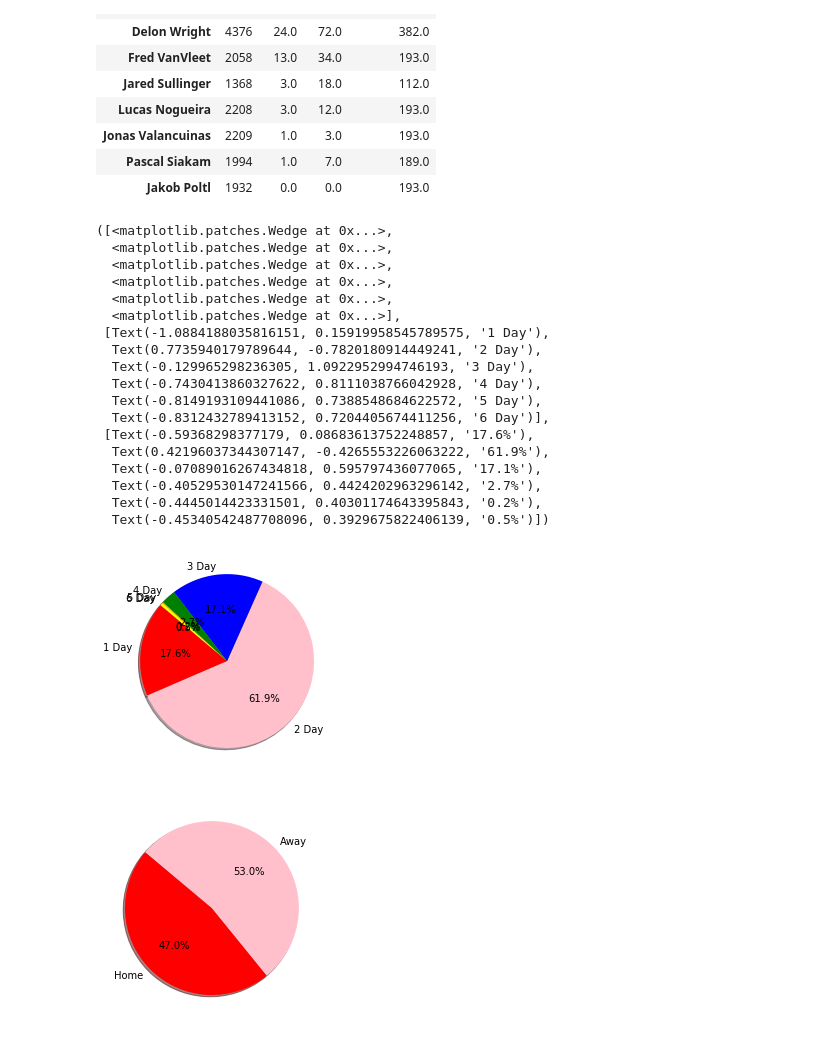
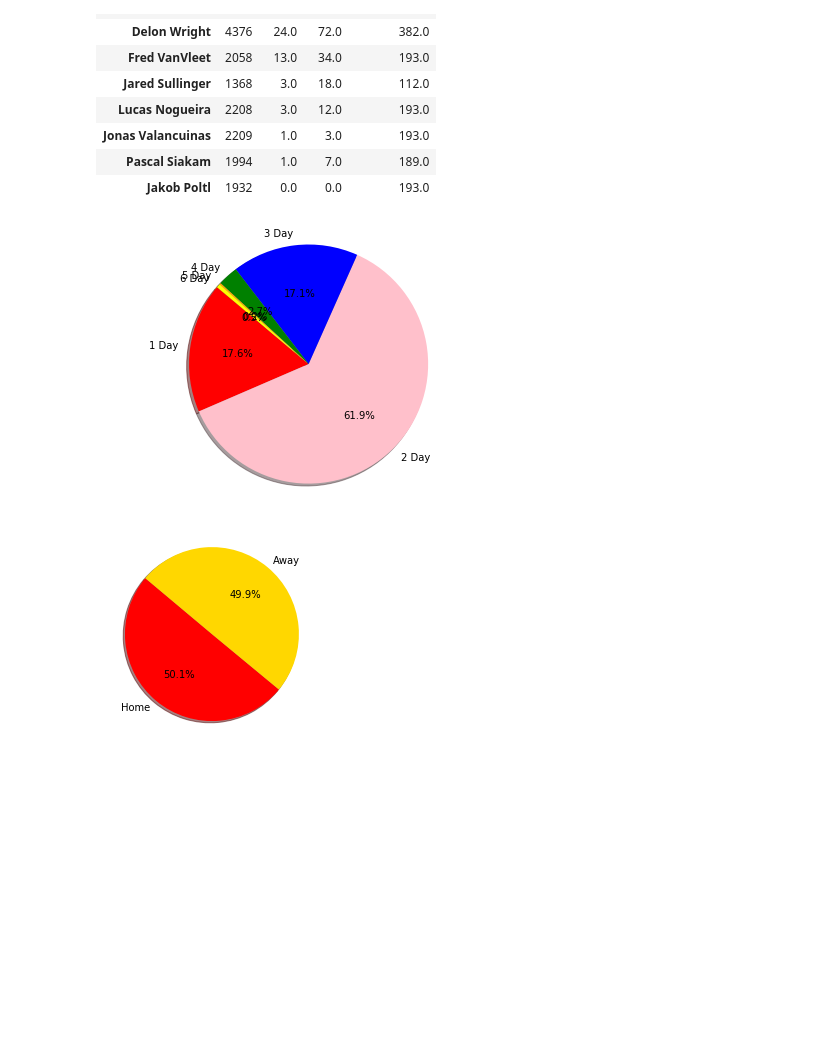
Before and after one commit to jferna73/project-one-, a Jupyter notebook: Dataframe 2016-2017.ipynb, the cells around one changed output. Drawn from its saved outputs; the diff is of its cells as text; code cells hidden in the pictures; blank space fills up the shorter version.

```diff
--- a/Dataframe 2016-2017.ipynb
+++ b/Dataframe 2016-2017.ipynb
@@ -600,6 +600,8 @@ raps1617_df.loc[raps1617_df['Date']=="2016-10-26", :]
 raps1617_df['3P']=pd.to_numeric(raps1617_df['3P'])
 raps1617_df['3PA']=pd.to_numeric(raps1617_df['3PA'])
 raps1617_df = raps1617_df.drop(columns=['3P%'])
+raps1617_df["3P"].fillna("0",inplace = True)
+raps1617_df["3PA"].fillna("0",inplace = True)
 
 raps1617_df
 # %% [output]
@@ -694,38 +741,25 @@ tmp_df
 # %%
 # Goal: Understand if the amount of Time Rested impacted 3 pointers made & attempted?
 # How did 'Time Rested', impact 3 pointers made and attempted?
+
+# How to understand this graph: 61.9% of all 3 Pointers made were made in after 2 days of rest.
 raps1617_df.groupby(['Date'])
 rest_df = raps1617_df.groupby(['Time Rested'])
 sizes = rest_df['3P'].sum()
 
 labels = ["1 Day","2 Day","3 Day","4 Day","5 Day", "6 Day"]
 colors = ["red", "pink", "blue","green","orange","yellow"]
 
-#Creates the pie chart
+explode = (0,1.0,0,0,0,0)
+fig1, ax1 = plt.subplots()
 plt.pie(sizes, labels=labels, colors=colors,
        autopct="%1.1f%%", shadow=True, startangle=140)
 
-# How to understand this graph: 61.9% of all 3 Pointers made were made in after 2 days of rest.
+ax1.axis('equal')
+plt.tight_layout()
+plt.show()
 # %% [output]
-([<matplotlib.patches.Wedge at 0x...>,
-  <matplotlib.patches.Wedge at 0x...>,
-  <matplotlib.patches.Wedge at 0x...>,
-  <matplotlib.patches.Wedge at 0x...>,
-  <matplotlib.patches.Wedge at 0x...>,
-  <matplotlib.patches.Wedge at 0x...>],
- [Text(-1.0884188035816151, 0.15919958545789575, '1 Day'),
-  Text(0.7735940179789644, -0.7820180914449241, '2 Day'),
-  Text(-0.129965298236305, 1.0922952994746193, '3 Day'),
-  Text(-0.7430413860327622, 0.8111038766042928, '4 Day'),
-  Text(-0.8149193109441086, 0.7388548684622572, '5 Day'),
-  Text(-0.8312432789413152, 0.7204405674411256, '6 Day')],
- [Text(-0.59368298377179, 0.08683613752248857, '17.6%'),
-  Text(0.42196037344307147, -0.4265553226063222, '61.9%'),
-  Text(-0.07089016267434818, 0.595797436077065, '17.1%'),
-  Text(-0.40529530147241566, 0.4424202963296142, '2.7%'),
-  Text(-0.4445014423331501, 0.40301174643395843, '0.2%'),
-  Text(-0.45340542487708096, 0.3929675822406139, '0.5%')])
-[figure, old version]
+[figure, new version]
 # %%
 # Goal: Understand how Home vs Away games impacted 3 pointers made & attempted?
 # How many times did the raptors score free fries, at home and during away games?
@@ -735,14 +769,14 @@ dates_group['3P'].sum()
 
 # Labels for the sections of our pie chart
 labels = ["Home", "Away"]
-colors = ["red", "pink"]
+colors = ["red", "gold"]
 
 # Creates the pie chart
 plt.pie(sizes, labels=labels, colors=colors,
         autopct="%1.1f%%", shadow=True, startangle=140)
 plt.title=("Percentage of 3 Pointers scored Home vs Away, 2016-2017")
 # %% [output]
-[figure, old version]
+[figure, new version]
 # %%
 #Don't Understand why the chart uses 3P...and not the 3PA
 raps1617_df.groupby(['Date'])
```
Also changed, not shown: parts of 8 cells of this notebook.
